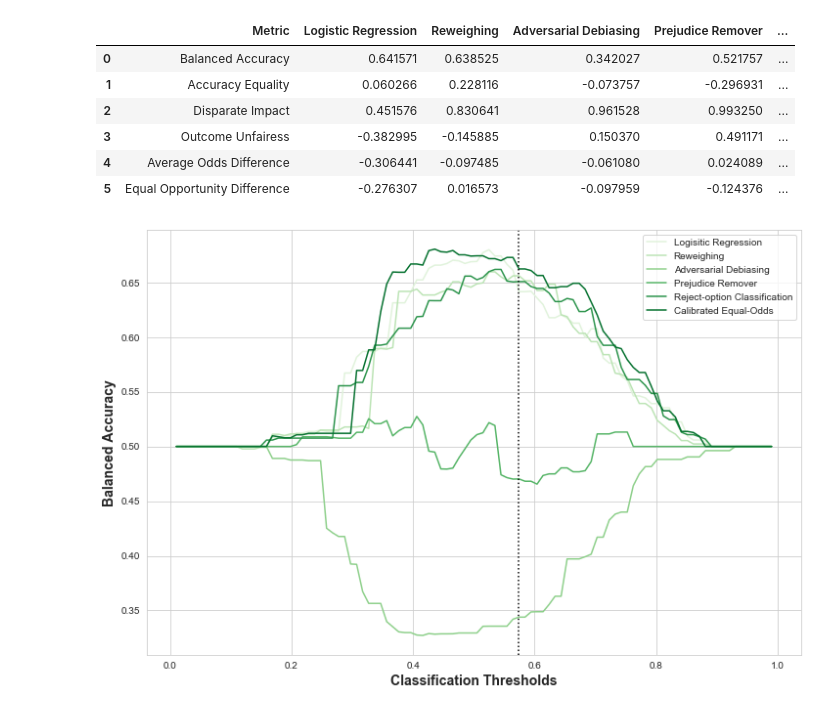
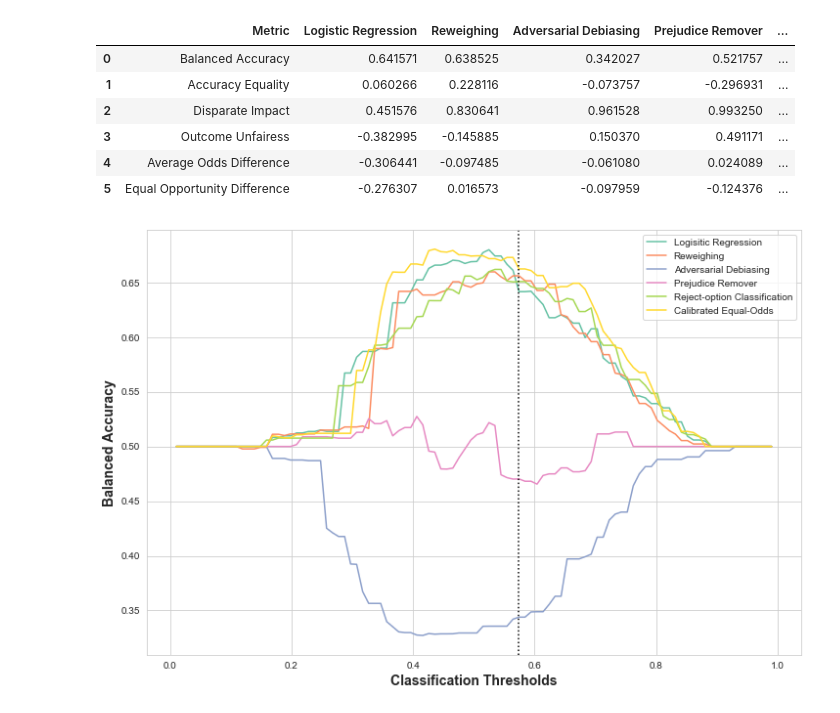
Before and after one commit to megantennies/FYP, a Jupyter notebook: FYP_CODE_LR.ipynb, the cells around one changed output. Drawn from its saved outputs; the diff is of its cells as text; code cells hidden in the pictures.

Commit message:
generated graphs

```diff
--- a/FYP_CODE_LR.ipynb
+++ b/FYP_CODE_LR.ipynb
@@ -310,10 +310,10 @@ results
 | 4 | Average Odds Difference | -0.306441 | -0.097485 | -0.061080 | 0.024089 | ... |
 | 5 | Equal Opportunity Difference | -0.276307 | 0.016573 | -0.097959 | -0.124376 | ... |
 # %%
-def plot_results(filenames, metricname, saveto):
+def plot_results(filenames, metricname, saveto, set_lims, xlimits, ylimits):
     plt.figure(figsize = (12, 8))
     sns.set_style('whitegrid')
-    palette = sns.color_palette('Greens', 6)
+    palette = sns.color_palette('Set2', 6)
     for i, filename in enumerate(filenames):
         with open(os.path.join(FILES, filename)) as file:
             metric_threshs = json.load(file)
@@ -321,13 +321,17 @@ def plot_results(filenames, metricname, saveto):
     ax.axvline(best_class_thresh, color = 'k', linestyle = ':')
     ax.set_xlabel('Classification Thresholds', fontsize = 14, fontweight = 'bold')
     ax.set_ylabel(metricname, fontsize = 14, fontweight = 'bold')
+    if set_lims == True:
+        ax.set_xlim(xlimits)
+        ax.set_ylim(ylimits)
     plt.legend(['Logisitic Regression', 'Reweighing', 'Adversarial Debiasing', \
         'Prejudice Remover', 'Reject-option Classification', 'Calibrated Equal-Odds'])
     plt.savefig(saveto, bbox_inches = 'tight')
 # %%
 plot_results(filenames = ['LR_bal_acc_arr.json', 'RW_bal_acc_arr.json', 'AD_bal_acc_arr.json',
     'PR_bal_acc_arr.json', 'ROC_bal_acc_arr.json', 'CEOD_bal_acc_arr.json'],
+    xlimits = (0.0, 1.0), ylimits = (0.0, 1.0), set_lims = False,
     metricname = 'Balanced Accuracy', saveto = 'RES_balanced_accuracy.png')
 # %% [output]
-[figure, old version]
+[figure, new version]
 # %%
```
Also changed, not shown: parts of 6 cells of this notebook, 6 other files.
